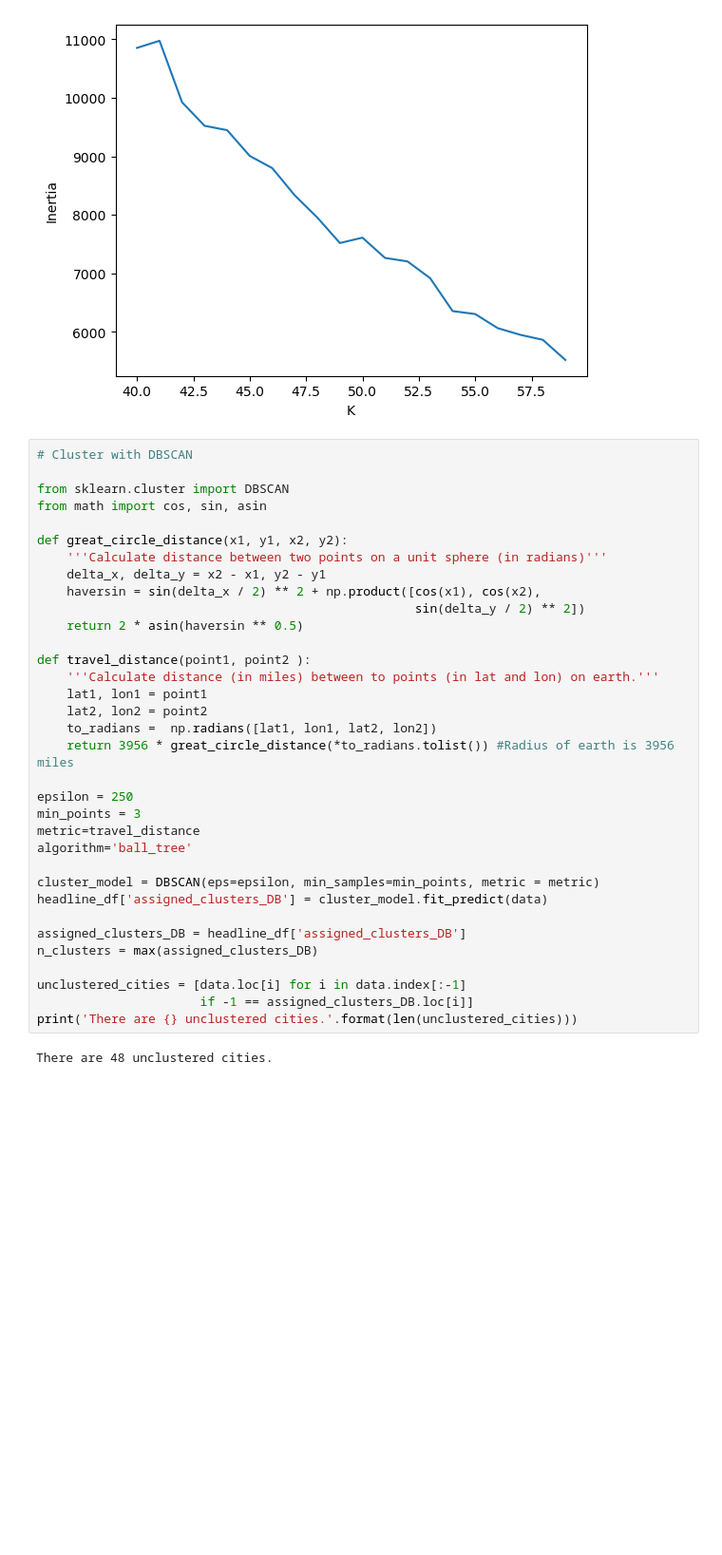
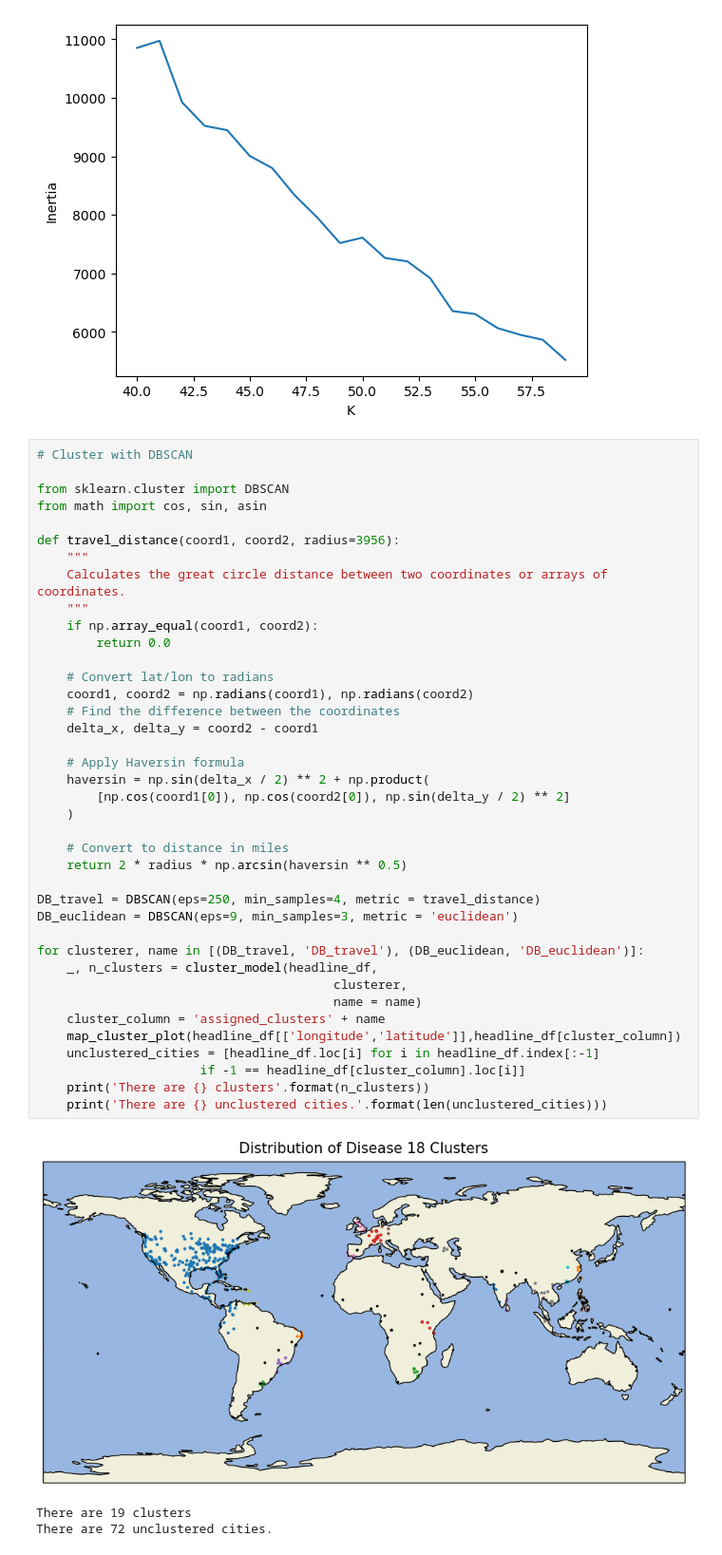
Before and after one commit to NB-555/discovering-disease-outbreaks-base, a Jupyter notebook: discovering-disease-project.ipynb, the cells around one changed output. Shown at 95% size. Cells and saved outputs as stored; diff of their text form; blank space fills up the shorter version.

```diff
--- a/discovering-disease-project.ipynb
+++ b/discovering-disease-project.ipynb
@@ -261,36 +283,43 @@ plt.show() # looks like about 48
 # %%
 # Cluster with DBSCAN
 
 from sklearn.cluster import DBSCAN
 from math import cos, sin, asin
 
-def great_circle_distance(x1, y1, x2, y2):
-    '''Calculate distance between two points on a unit sphere (in radians)'''
-    delta_x, delta_y = x2 - x1, y2 - y1
-    haversin = sin(delta_x / 2) ** 2 + np.product([cos(x1), cos(x2),
-                                                   sin(delta_y / 2) ** 2])
-    return 2 * asin(haversin ** 0.5)
+def travel_distance(coord1, coord2, radius=3956):
+    """
+    Calculates the great circle distance between two coordinates or arrays of coordinates.
+    """
+    if np.array_equal(coord1, coord2):
+        return 0.0
 
-def travel_distance(point1, point2 ):
-    '''Calculate distance (in miles) between to points (in lat and lon) on earth.'''
-    lat1, lon1 = point1
-    lat2, lon2 = point2
-    to_radians =  np.radians([lat1, lon1, lat2, lon2])
-    return 3956 * great_circle_distance(*to_radians.tolist()) #Radius of earth is 3956 miles
+    # Convert lat/lon to radians
+    coord1, coord2 = np.radians(coord1), np.radians(coord2)
+    # Find the difference between the coordinates
+    delta_x, delta_y = coord2 - coord1
 
-epsilon = 250
-min_points = 3
-metric=travel_distance
-algorithm='ball_tree'
+    # Apply Haversin formula
+    haversin = np.sin(delta_x / 2) ** 2 + np.product(
+        [np.cos(coord1[0]), np.cos(coord2[0]), np.sin(delta_y / 2) ** 2]
+    )
 
-cluster_model = DBSCAN(eps=epsilon, min_samples=min_points, metric = metric)
-headline_df['assigned_clusters_DB'] = cluster_model.fit_predict(data)
+    # Convert to distance in miles
+    return 2 * radius * np.arcsin(haversin ** 0.5)
 
-assigned_clusters_DB = headline_df['assigned_clusters_DB']
-n_clusters = max(assigned_clusters_DB)
+DB_travel = DBSCAN(eps=250, min_samples=4, metric = travel_distance)
+DB_euclidean = DBSCAN(eps=9, min_samples=3, metric = 'euclidean')
 
-unclustered_cities = [data.loc[i] for i in data.index[:-1]
-                      if -1 == assigned_clusters_DB.loc[i]]
-print('There are {} unclustered cities.'.format(len(unclustered_cities)))
+for clusterer, name in [(DB_travel, 'DB_travel'), (DB_euclidean, 'DB_euclidean')]:
+    _, n_clusters = cluster_model(headline_df,
+                                        clusterer,
+                                        name = name)
+    cluster_column = 'assigned_clusters' + name
+    map_cluster_plot(headline_df[['longitude','latitude']],headline_df[cluster_column])
+    unclustered_cities = [headline_df.loc[i] for i in headline_df.index[:-1]
+                      if -1 == headline_df[cluster_column].loc[i]]
+    print('There are {} clusters'.format(n_clusters))
+    print('There are {} unclustered cities.'.format(len(unclustered_cities)))
 # %% [output]
+[figure, added]
-There are 48 unclustered cities.
+There are 19 clusters
+There are 72 unclustered cities.
```
Also changed, not shown: parts of 7 cells of this notebook.
